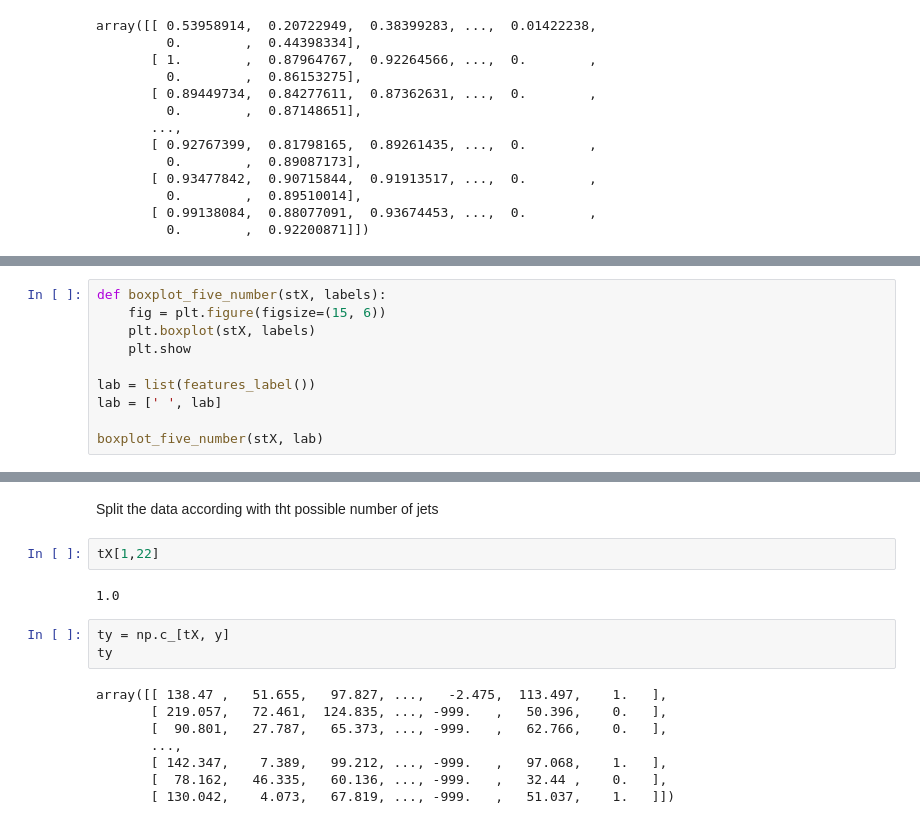
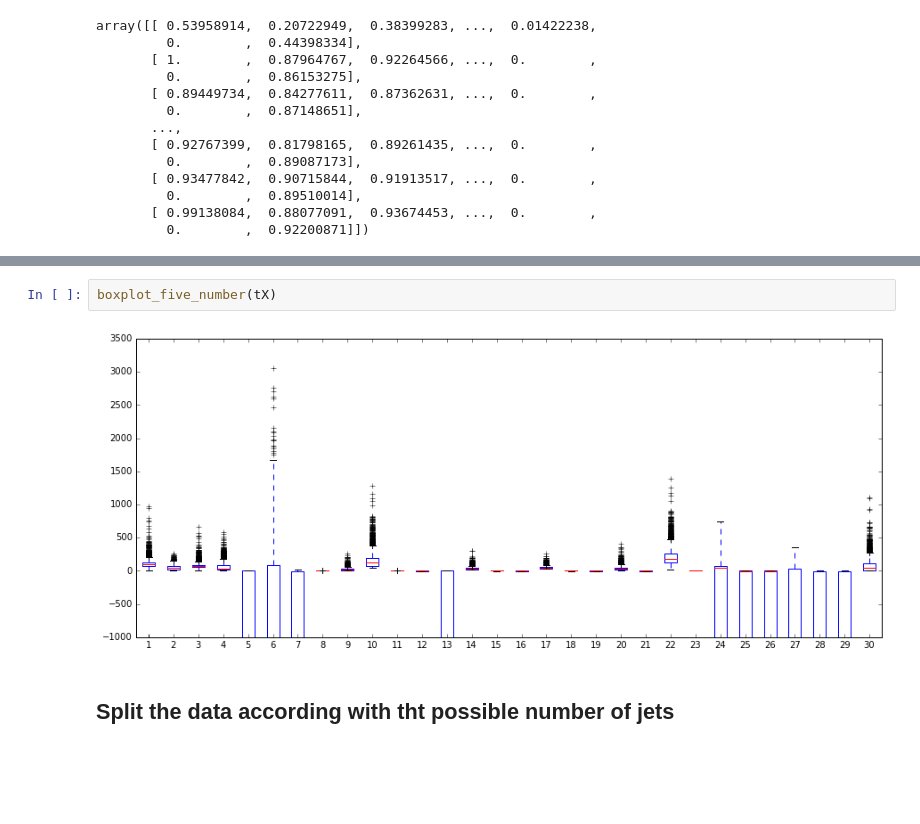
Before and after one commit to jmuth/PCML_project1, a Jupyter notebook: Exploration_data_analysis.ipynb, the cells around one changed output, grey strips where cells are left out. Drawn from its saved outputs; the diff is of its cells as text; blank space fills up the shorter version.

Commit message:
exploration data feature to be split

```diff
--- a/Exploration_data_analysis.ipynb
+++ b/Exploration_data_analysis.ipynb
@@ -131,10 +40,0 @@ plot_five_numbers(five)
-# %%
-def boxplot_five_number(stX, labels):
-    fig = plt.figure(figsize=(15, 6))
-    plt.boxplot(stX, labels)
-    plt.show
-
-lab = list(features_label())
-lab = [' ', lab]
-
-boxplot_five_number(stX, lab)
@@ -147,17 +63,6 @@ clean_features = [5, 7, 12, 13, 15, 16, 18, 19, 21, 23, 24, 25, 26, 27, 28, 29]
+# %%
+boxplot_five_number(tX)
+# %% [output]
+[figure, added]
 # %% [markdown]
-Split the data according with tht possible number of jets
+## Split the data according with tht possible number of jets
-# %%
-tX[1,22]
-# %% [output]
-1.0
-# %%
-ty = np.c_[tX, y]
-ty
-# %% [output]
-array([[ 138.47 ,   51.655,   97.827, ...,   -2.475,  113.497,    1.   ],
-       [ 219.057,   72.461,  124.835, ..., -999.   ,   50.396,    0.   ],
-       [  90.801,   27.787,   65.373, ..., -999.   ,   62.766,    0.   ],
-       ...,
-       [ 142.347,    7.389,   99.212, ..., -999.   ,   97.068,    1.   ],
-       [  78.162,   46.335,   60.136, ..., -999.   ,   32.44 ,    0.   ],
-       [ 130.042,    4.073,   67.819, ..., -999.   ,   51.037,    1.   ]])
```
Also changed, not shown: parts of 21 cells of this notebook, 2 other files.
